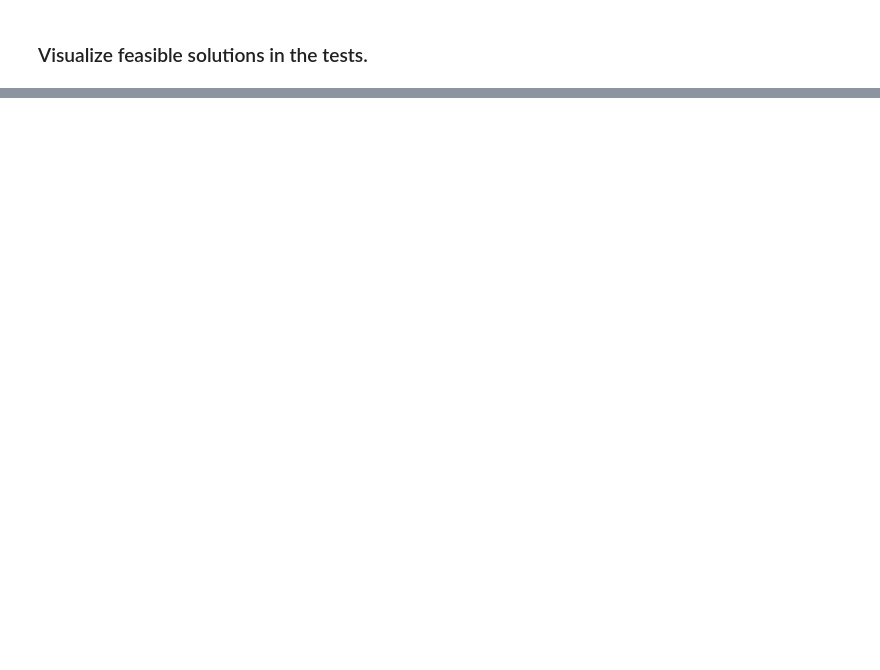
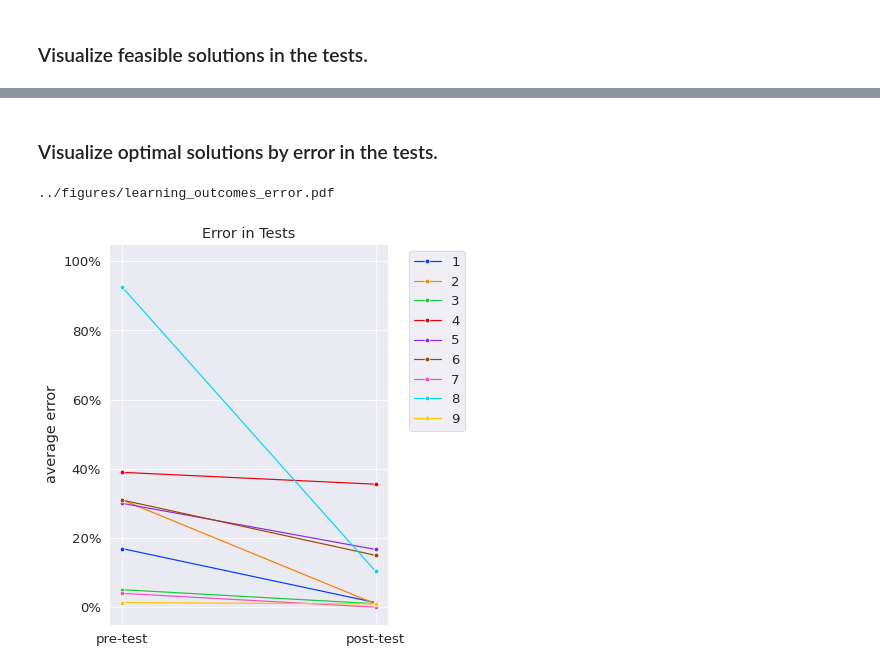
Before and after one commit to utku-norman/justhink-preexp-analysis, a Jupyter notebook: analysis/tools/3_RQ1_measure_learning_outcomes.ipynb, the cells around one changed output, grey strips where cells are left out. Saved outputs shown, nothing was run; the diff lists cells and outputs as text; code cells hidden in the pictures; blank space fills up the shorter version.

```diff
--- a/analysis/tools/3_RQ1_measure_learning_outcomes.ipynb
+++ b/analysis/tools/3_RQ1_measure_learning_outcomes.ipynb
@@ -474,0 +391,22 @@ print(export_file)
+# %% [markdown]
+### Visualize optimal solutions by error in the tests.
+# %%
+def plot_error(ax=None, save=True):
+    participants = [2, 6, 5, 7, 4, 8, 3, 1, 9]
+    plot_pretest_posttest(
+        learn_df, participants=participants,
+        ylabel='average error',
+        # title='Learning Outcomes via Error',
+        title='Error in Tests',
+        filename='learning_outcomes_error.pdf',
+        yticks=True, offset=-0.01,  # offset=0,
+        ygrid=True,
+        getter=lambda row: (row.pretest_error, row.posttest_error),
+        ax=ax, save=save,
+    )
+
+
+plot_error()
+# %% [output]
+../figures/learning_outcomes_error.pdf
+[figure, added]
```
Also changed, not shown: parts of 22 cells of this notebook, 9 other files.
